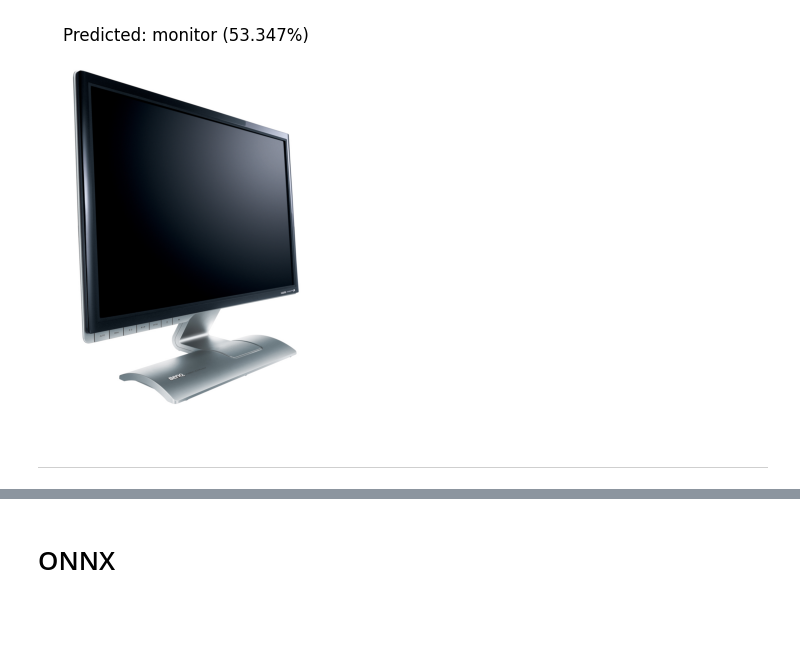
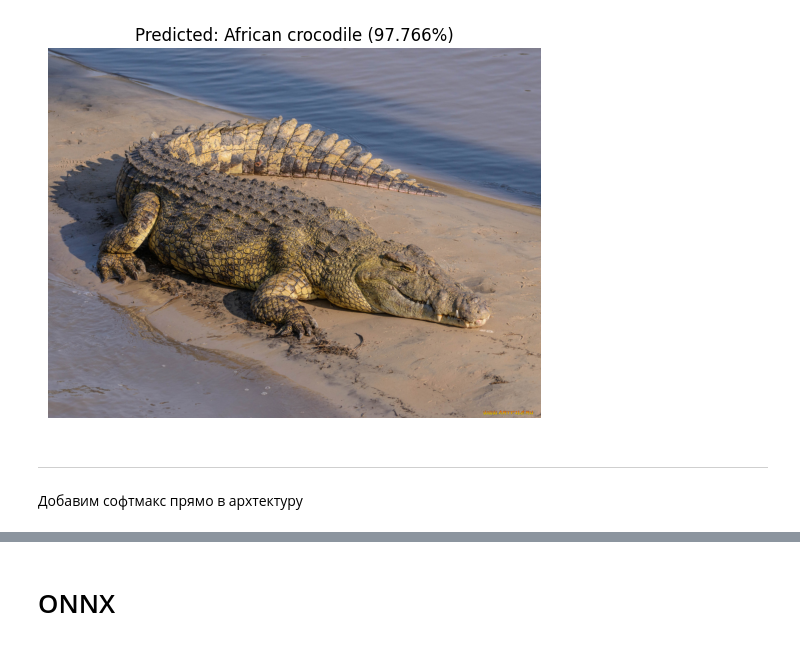
Before and after one commit to FedorPI/Triton_example, a Jupyter notebook: pt2onnx.ipynb, the cells around one changed output, grey strips where cells are left out. Drawn from its saved outputs; the diff is of its cells as text; code cells hidden in the pictures; blank space fills up the shorter version.

```diff
--- a/pt2onnx.ipynb
+++ b/pt2onnx.ipynb
@@ -8,8 +8,8 @@ from PIL import Image
 with open('imagenet_classes.txt') as f:
     class_names = [line.strip() for line in f.readlines()]
 
-# Load pre-trained ResNet152
-model = models.resnet152(pretrained=True)
+# Load pre-trained ResNet152 with correct API
+model = models.resnet152(weights=models.ResNet152_Weights.IMAGENET1K_V1)
 
 device = torch.device('cuda' if torch.cuda.is_available() else 'cpu')
 model.to(device)
@@ -25,34 +25,36 @@ preprocess = transforms.Compose([
 # %%
 import matplotlib.pyplot as plt
 from PIL import Image
 
 # Загрузите изображение для инференса
-image_path = 'test_images/2.jpg'  # Замените на путь к вашему изображению
+image_path = 'test_images/3.jpg'  # Замените на путь к вашему изображению
 image = Image.open(image_path)
 image_tensor = preprocess(image)
 image_tensor = image_tensor.unsqueeze(0).to(device)  # Добавляем размер батча
 
 # Прогоните изображение через модель
 with torch.no_grad():
     output = model(image_tensor)
 
 # Примените softmax для получения вероятностей классов
 probabilities = torch.nn.functional.softmax(output[0], dim=0).cpu()
 
 # Отображение результатов
 top_prob, top_class = torch.topk(probabilities, 1)
 top_prob = top_prob.item()
 top_class = top_class.item()
 
 # Получить имя класса
 class_name = class_names[top_class]
 
 # Отобразить изображение
 plt.imshow(image)
 plt.axis('off')
 plt.title(f'Predicted: {class_name} ({top_prob*100:.3f}%)')
 plt.show()
 # %% [output]
-[figure, old version]
+[figure, new version]
 # %% [markdown]
 ---
+# %% [markdown]
+Добавим софтмакс прямо в архтектуру
```
Also changed, not shown: parts of 2 cells of this notebook, 5 other files.
